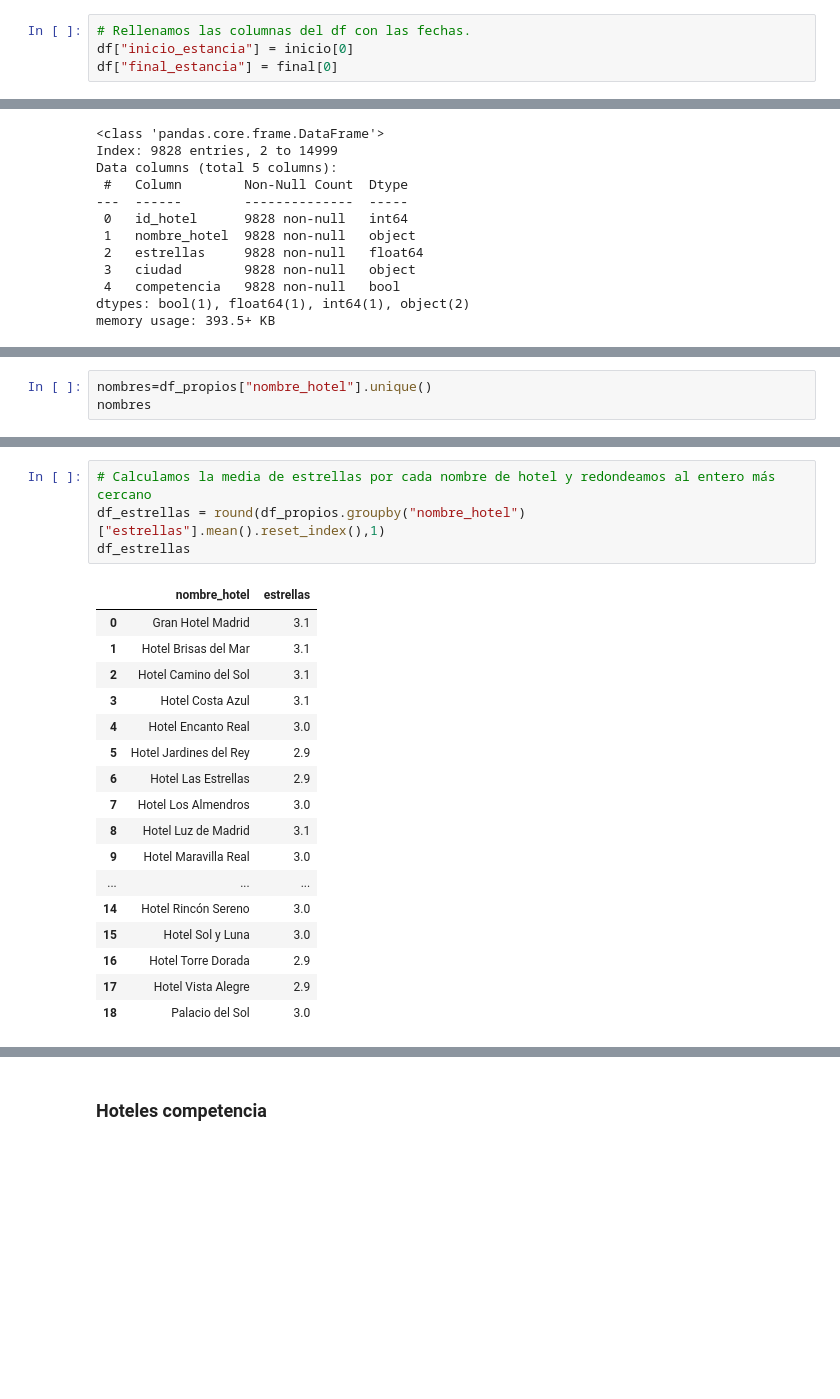
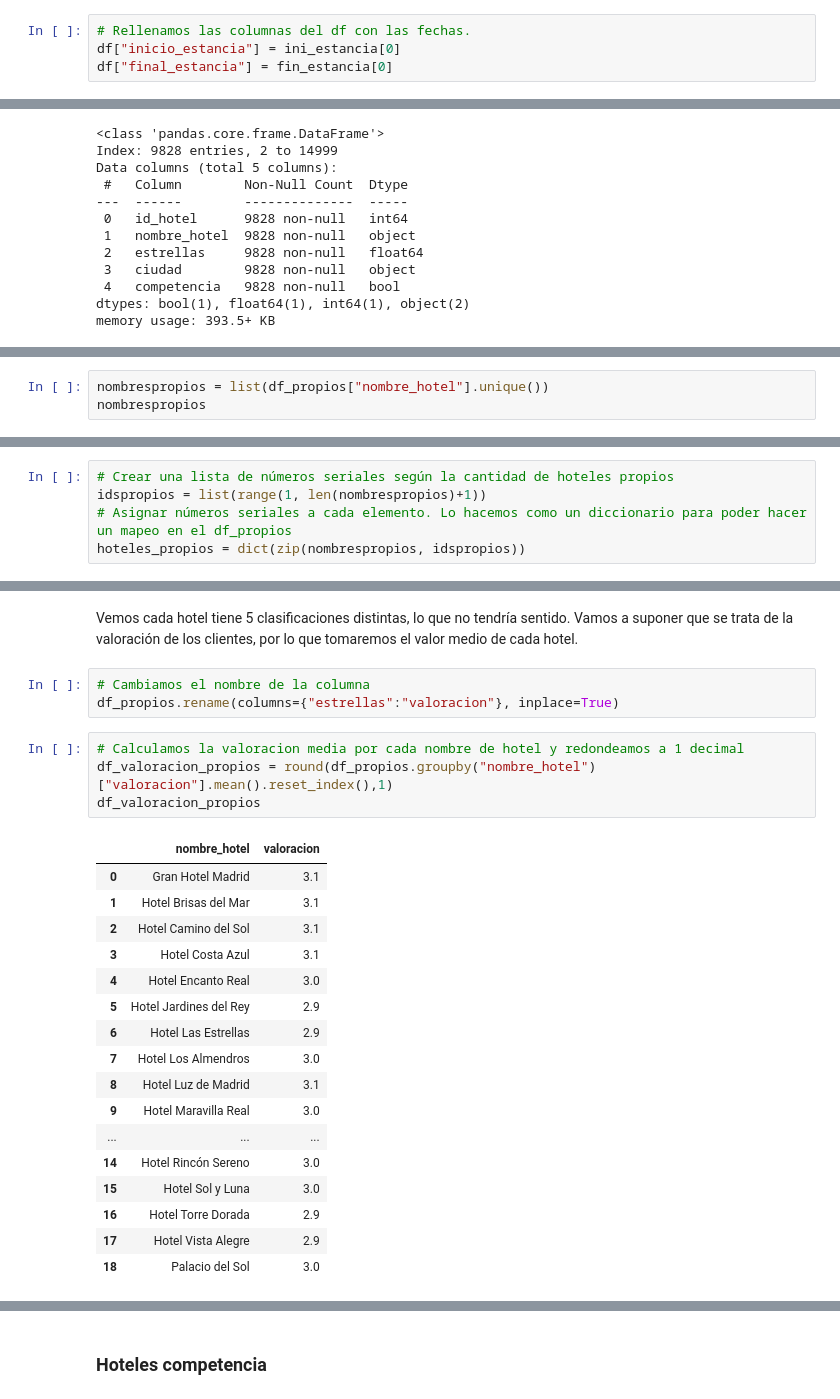
Before and after one commit to MartaM1206/proyecto_ETL, a Jupyter notebook: notebooks/análisis inicial.ipynb, the cells around one changed output, grey strips where cells are left out. Drawn from its saved outputs; the diff is of its cells as text; blank space fills up the shorter version.

```diff
--- a/notebooks/análisis inicial.ipynb
+++ b/notebooks/análisis inicial.ipynb
@@ -136,8 +81,8 @@ Timestamp('2025-03-02 00:00:00')
 Como las fechas son las mismas, podríamos rellenar toda la columna con el mismo valor.
 # %%
 # Rellenamos las columnas del df con las fechas.
-df["inicio_estancia"] = inicio[0]
-df["final_estancia"] = final[0]
+df["inicio_estancia"] = ini_estancia[0]
+df["final_estancia"] = fin_estancia[0]
 # %%
 df.info()
 # %% [output]
@@ -271,4 +242,4 @@ Al sacar una muestra vemos que hay dos nombres de hotel con id_hotel distintos.
 # %%
-nombres=df_propios["nombre_hotel"].unique()
-nombres
+nombrespropios = list(df_propios["nombre_hotel"].unique())
+nombrespropios
 # %% [output]
@@ -311,3 +265,8 @@ hoteles_propios
+# %%
+# Crear una lista de números seriales según la cantidad de hoteles propios
+idspropios = list(range(1, len(nombrespropios)+1))
+# Asignar números seriales a cada elemento. Lo hacemos como un diccionario para poder hacer un mapeo en el df_propios
+hoteles_propios = dict(zip(nombrespropios, idspropios))
 # %%
 df_propios["id_hotel"] = df_propios["nombre_hotel"].map(hoteles_propios)
 df_propios.sample(5)
@@ -323,9 +303,14 @@ Una vez que tenemos los id_hotel correctamente asignados, debemos corregir la co
+# %% [markdown]
+Vemos cada hotel tiene 5 clasificaciones distintas, lo que no tendría sentido. Vamos a suponer que se trata de la valoración de los clientes, por lo que tomaremos el valor medio de cada hotel.
+# %%
+# Cambiamos el nombre de la columna
+df_propios.rename(columns={"estrellas":"valoracion"}, inplace=True)
 # %%
-# Calculamos la media de estrellas por cada nombre de hotel y redondeamos al entero más cercano
-df_estrellas = round(df_propios.groupby("nombre_hotel")["estrellas"].mean().reset_index(),1)
-df_estrellas
+# Calculamos la valoracion media por cada nombre de hotel y redondeamos a 1 decimal
+df_valoracion_propios = round(df_propios.groupby("nombre_hotel")["valoracion"].mean().reset_index(),1)
+df_valoracion_propios
 # %% [output]
-|  | nombre_hotel | estrellas |
+|  | nombre_hotel | valoracion |
 | 0 | Gran Hotel Madrid | 3.1 |
 | 1 | Hotel Brisas del Mar | 3.1 |
 | 2 | Hotel Camino del Sol | 3.1 |
```
Also changed, not shown: parts of 66 cells of this notebook, 7 other files.
